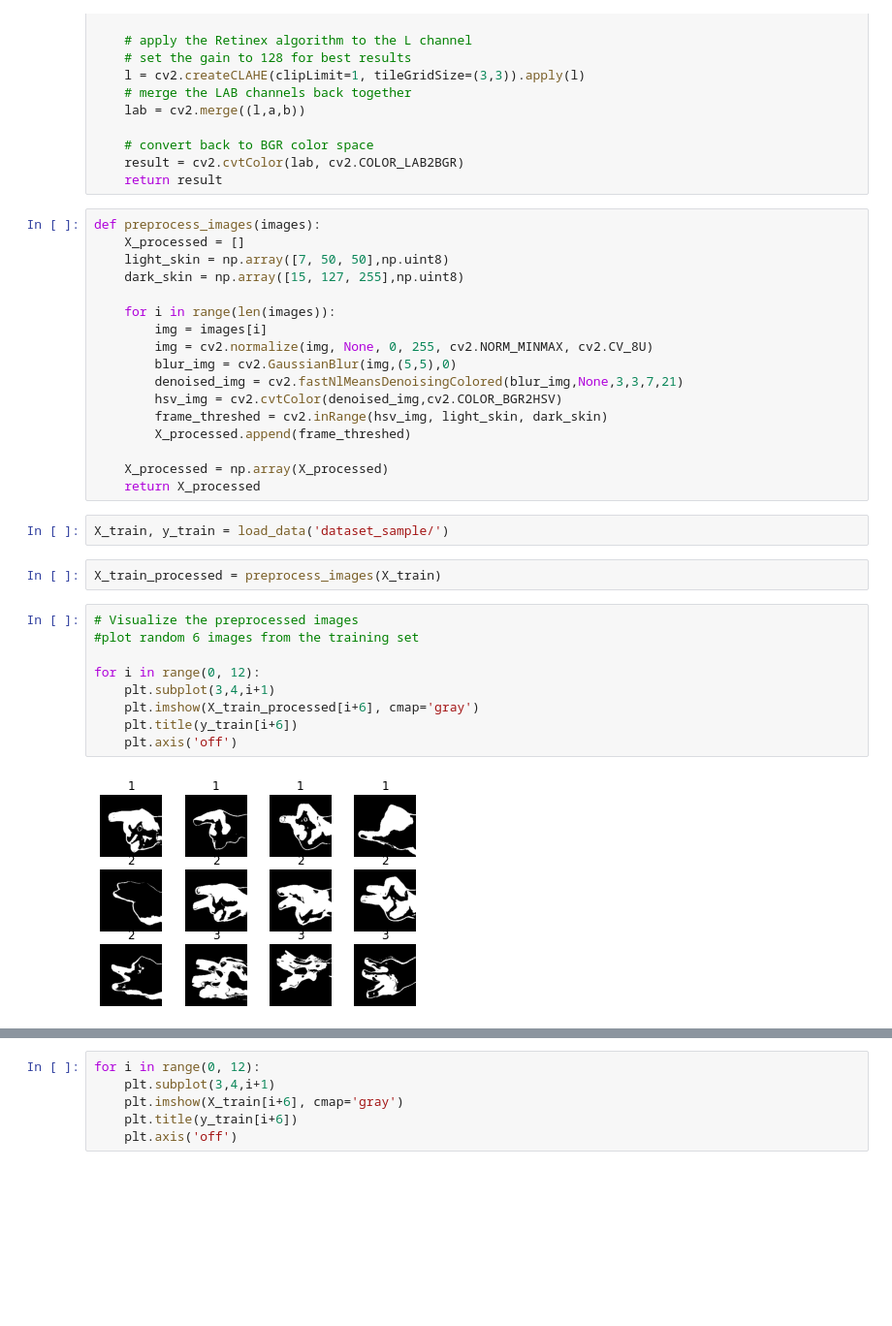
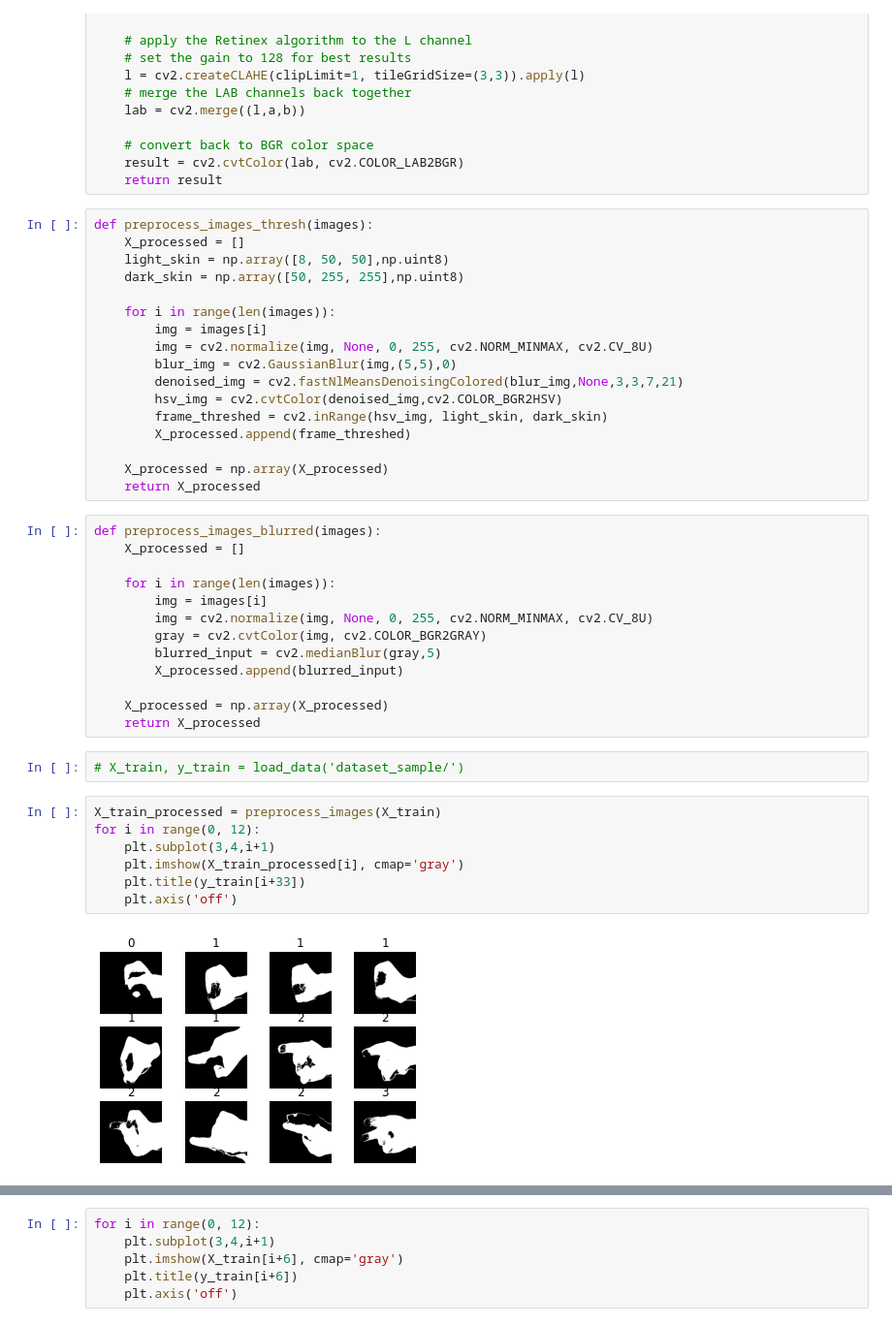
Before and after one commit to Omar-Al-Sharif/Sign-Language-Recognition, a Jupyter notebook: PreProcess.ipynb, the cells around one changed output, grey strips where cells are left out. Shown at 97% size. Saved outputs shown, nothing was run; the diff lists cells and outputs as text; blank space fills up the shorter version.

```diff
--- a/PreProcess.ipynb
+++ b/PreProcess.ipynb
@@ -69,10 +69,10 @@ def remove_shadows(image):
     result = cv2.cvtColor(lab, cv2.COLOR_LAB2BGR)
     return result
 # %%
-def preprocess_images(images):
+def preprocess_images_thresh(images):
     X_processed = []
-    light_skin = np.array([7, 50, 50],np.uint8)
-    dark_skin = np.array([15, 127, 255],np.uint8)
+    light_skin = np.array([8, 50, 50],np.uint8)
+    dark_skin = np.array([50, 255, 255],np.uint8)
 
     for i in range(len(images)):
         img = images[i]
@@ -85,18 +85,27 @@ def preprocess_images(images):
 
     X_processed = np.array(X_processed)
     return X_processed
+# %%
+def preprocess_images_blurred(images):
+    X_processed = []
+
+    for i in range(len(images)):
+        img = images[i]
+        img = cv2.normalize(img, None, 0, 255, cv2.NORM_MINMAX, cv2.CV_8U)
+        gray = cv2.cvtColor(img, cv2.COLOR_BGR2GRAY)
+        blurred_input = cv2.medianBlur(gray,5)
+        X_processed.append(blurred_input)
+
+    X_processed = np.array(X_processed)
+    return X_processed
 # %%
-X_train, y_train = load_data('dataset_sample/')
+# X_train, y_train = load_data('dataset_sample/')
-# %%
-X_train_processed = preprocess_images(X_train)
 # %%
-# Visualize the preprocessed images
-#plot random 6 images from the training set
-
+X_train_processed = preprocess_images(X_train)
 for i in range(0, 12):
     plt.subplot(3,4,i+1)
-    plt.imshow(X_train_processed[i+6], cmap='gray')
-    plt.title(y_train[i+6])
+    plt.imshow(X_train_processed[i], cmap='gray')
+    plt.title(y_train[i+33])
     plt.axis('off')
 # %% [output]
-[figure, old version]
+[figure, new version]
```
Also changed, not shown: parts of 2 cells of this notebook.
